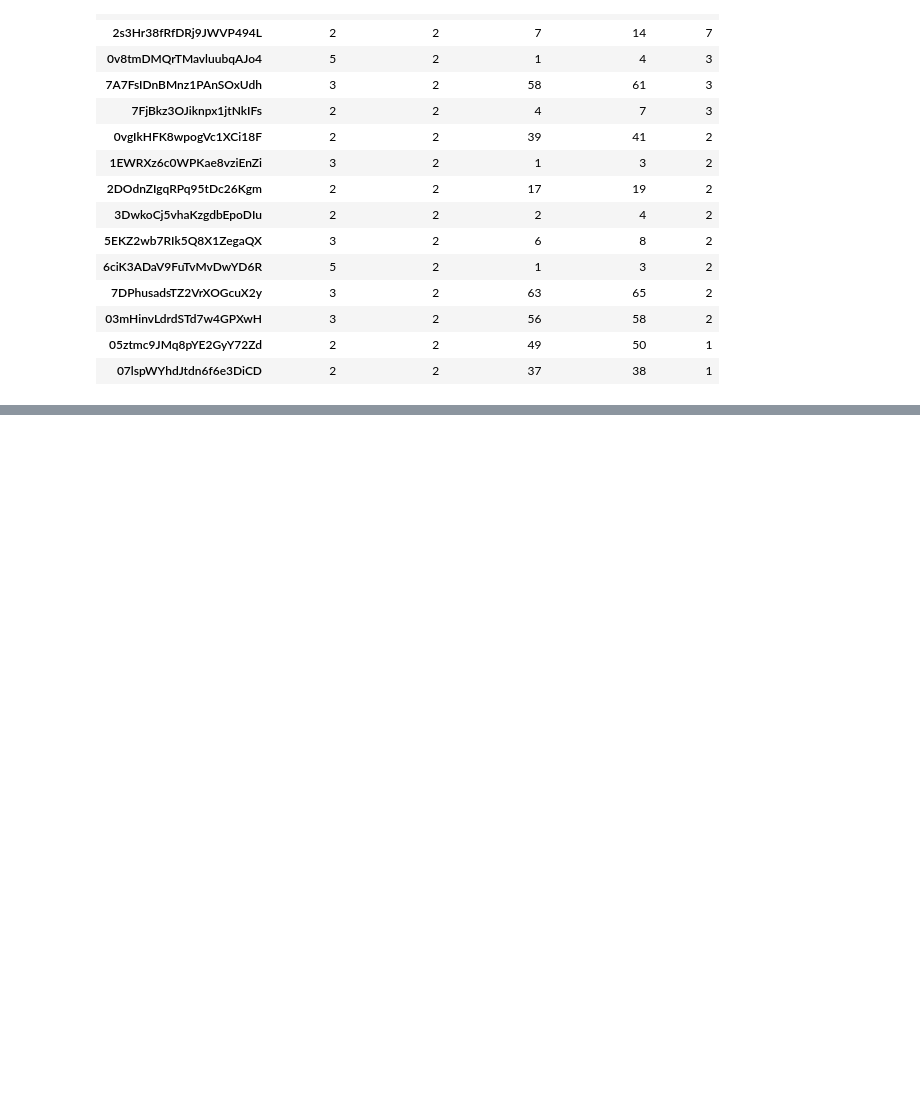
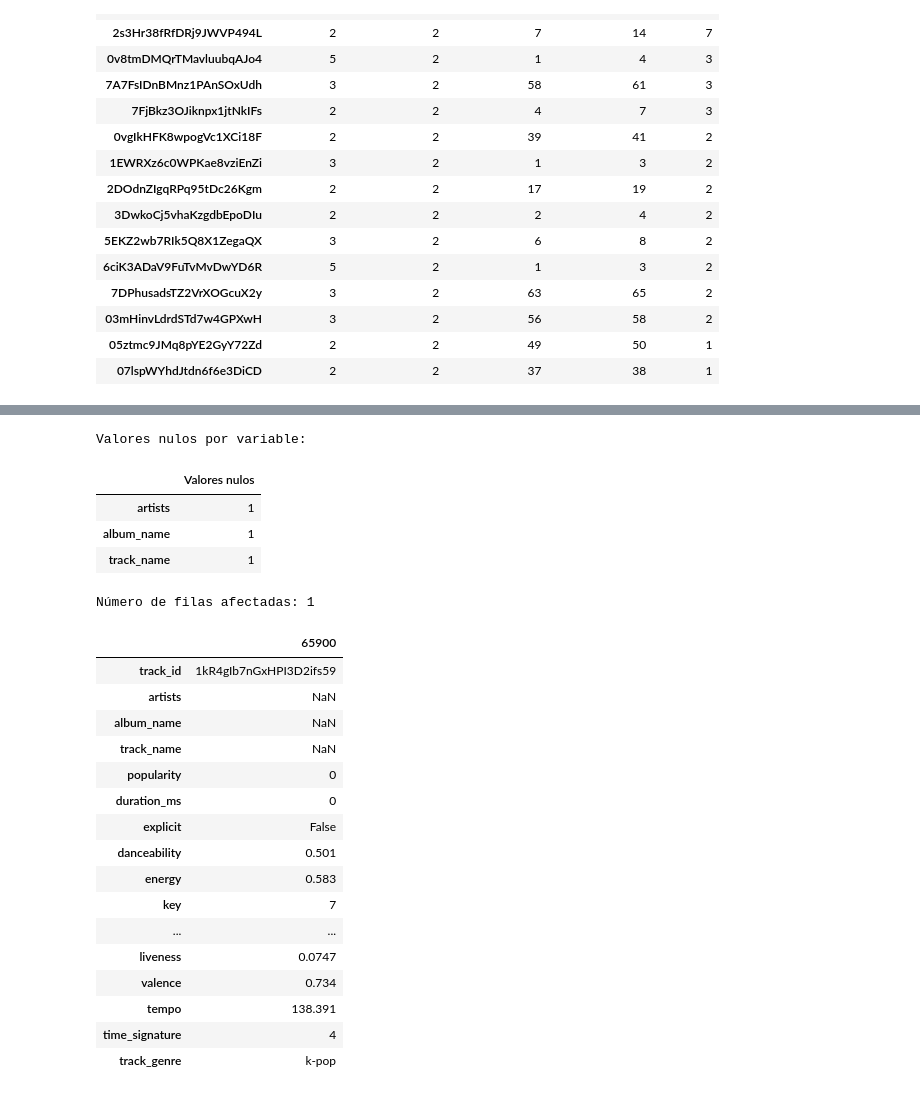
Before and after one commit to raulvaraPss/Spotify-Estudio, a Jupyter notebook: notebooks/01_estudio_inicial.ipynb, the cells around one changed output, grey strips where cells are left out. Saved outputs shown, nothing was run; the diff lists cells and outputs as text; code cells hidden in the pictures; blank space fills up the shorter version.

```diff
--- a/notebooks/01_estudio_inicial.ipynb
+++ b/notebooks/01_estudio_inicial.ipynb
@@ -11,6 +11,4 @@ pd.set_option('display.max_columns', None)
 # %%
-pd.set_option('display.max_columns', None)
-
 df = pd.read_csv('..//Datos/datosSpotify.csv', index_col=0)
 df.head()
 # %% [output]
@@ -649,0 +655,41 @@ Mayores diferencias:
+# %%
+
+# Número de valores nulos por columna
+nulos = df.isnull().sum()
+
+print("Valores nulos por variable:")
+display(nulos[nulos > 0].to_frame(name='Valores nulos'))
+
+# Identificar las filas afectadas
+filas_nulas = df[
+    df.isnull().any(axis=1)
+]
+
+print("Número de filas afectadas:", len(filas_nulas))
+
+# Mostrar los registros afectados
+display(filas_nulas.T)
+# %% [output]
+Valores nulos por variable:
+|  | Valores nulos |
+| artists | 1 |
+| album_name | 1 |
+| track_name | 1 |
+Número de filas afectadas: 1
+|  | 65900 |
+| track_id | 1kR4gIb7nGxHPI3D2ifs59 |
+| artists | NaN |
+| album_name | NaN |
+| track_name | NaN |
+| popularity | 0 |
+| duration_ms | 0 |
+| explicit | False |
+| danceability | 0.501 |
+| energy | 0.583 |
+| key | 7 |
+| ... | ... |
+| liveness | 0.0747 |
+| valence | 0.734 |
+| tempo | 138.391 |
+| time_signature | 4 |
+| track_genre | k-pop |
```
Also changed, not shown: parts of 2 cells of this notebook, 2 other files.
